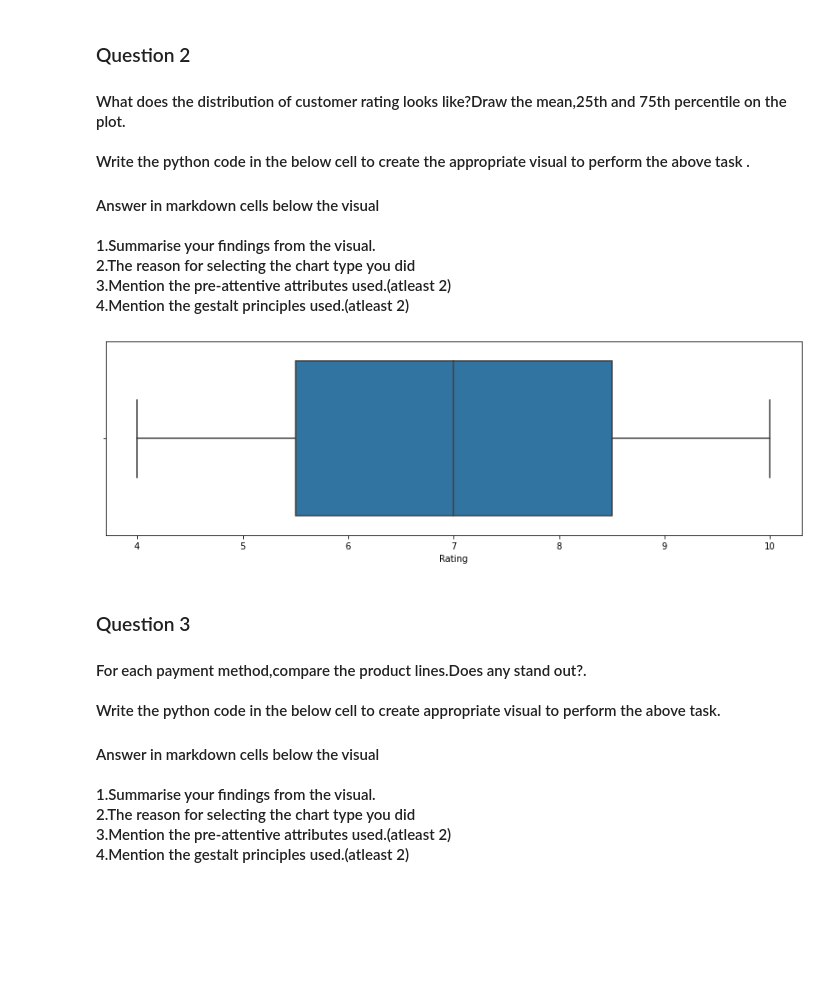
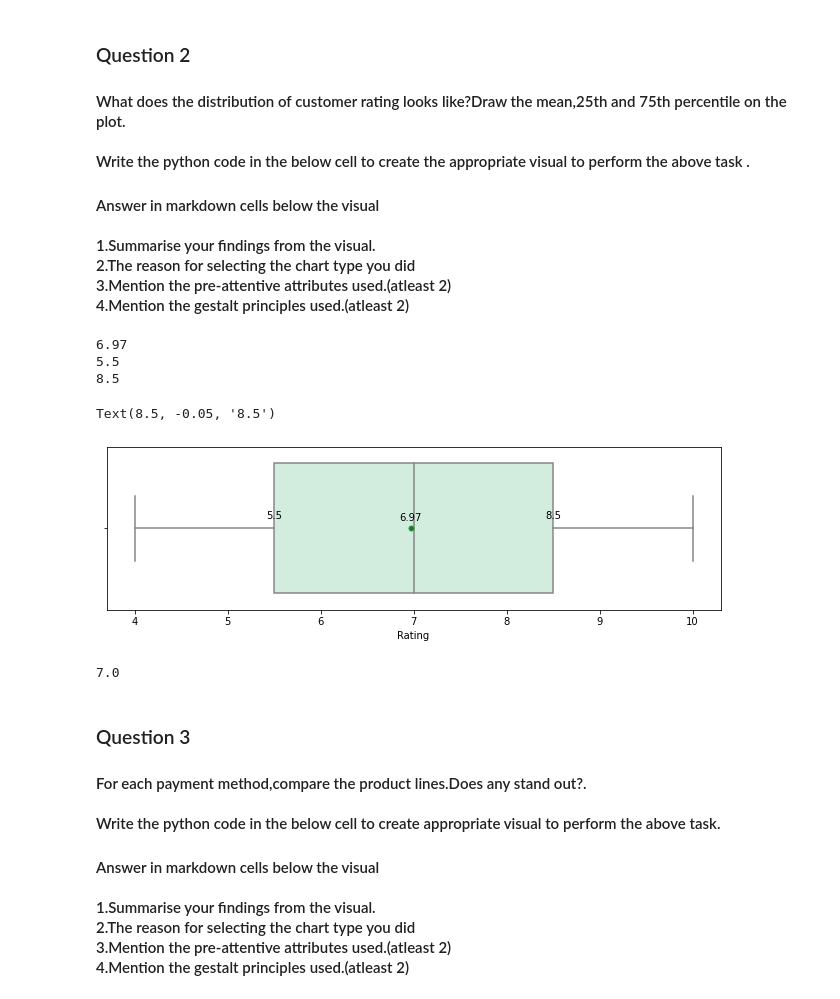
Before and after one commit to nithinkrishnan/AssignmentProjects, a Jupyter notebook: dvi-assgn/Assignment_2/dvi_a2_ps7.ipynb, the cells around one changed output. Saved outputs shown, nothing was run; the diff lists cells and outputs as text; code cells hidden in the pictures; blank space fills up the shorter version.

```diff
--- a/dvi-assgn/Assignment_2/dvi_a2_ps7.ipynb
+++ b/dvi-assgn/Assignment_2/dvi_a2_ps7.ipynb
@@ -184,21 +217,45 @@ ax = sns.boxplot(x=df['Unit price'])
     2.The reason for selecting the chart type you did <br>
     3.Mention the pre-attentive attributes used.(atleast 2)<br>
     4.Mention the gestalt principles used.(atleast 2)<br>
-# %%
-# Box plot
-
-# Creating plot
-# plt.boxplot(df['Rating'], vert=False)
-
-ax = sns.boxplot(x=df['Rating'])
-
-Highlight 25%, 50% 75%
-Annotate values for these
-Remove Borders
-Remove BG
-Annote with mute color the whiskers
-# %% [output]
-[figure, removed]
+# %%
+# Creating copy of dataframe
+dfc2 = df.copy()
+
+# Distribution of Unit Price (continuos) varaible
+fig, ax = plt.subplots(figsize=(11, 3))
+
+# Plotting te box plot
+ax2 = sns.boxplot(x=dfc2['Rating'], color='#cef1dd', showmeans=True,
+                  meanprops={"marker":"o", "markerfacecolor":"#216d41", "markersize":"5"})
+
+mean = round(dfc2['Rating'].mean(), 2)
+pctle25 = round(dfc2['Rating'].quantile(0.25), 2)
+pctle75 = round(dfc2['Rating'].quantile(0.75), 2)
+
+print(mean)
+print(pctle25)
+print(pctle75)
+
+ax2.annotate(mean, xy=(mean, -0.05), ha='center')
+ax2.annotate(pctle25, xy=(pctle25, -0.05), ha='center', va='bottom')
+ax2.annotate(pctle75, xy=(pctle75, -0.05), ha='center', va='bottom')
+
+# Highlight 25%, 50% 75%
+# Annotate values for these
+# Remove Borders
+# Remove BG
+# Annote with mute color the whiskers
+# %% [output]
+6.97
+5.5
+8.5
+Text(8.5, -0.05, '8.5')
+[figure, added]
+# %%
+medians = dfc2['Rating'].median()
+medians
+# %% [output]
+7.0
 # %% [markdown]
 ### Question 3
 <h4>For each payment method,compare the product lines.Does any stand out?.<br><br>
```
Also changed, not shown: parts of 10 cells of this notebook, 1 other file.
